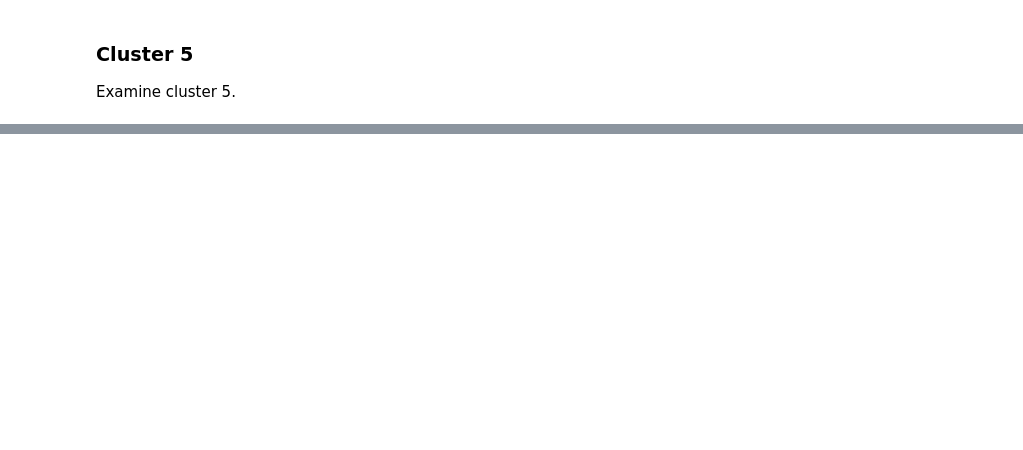
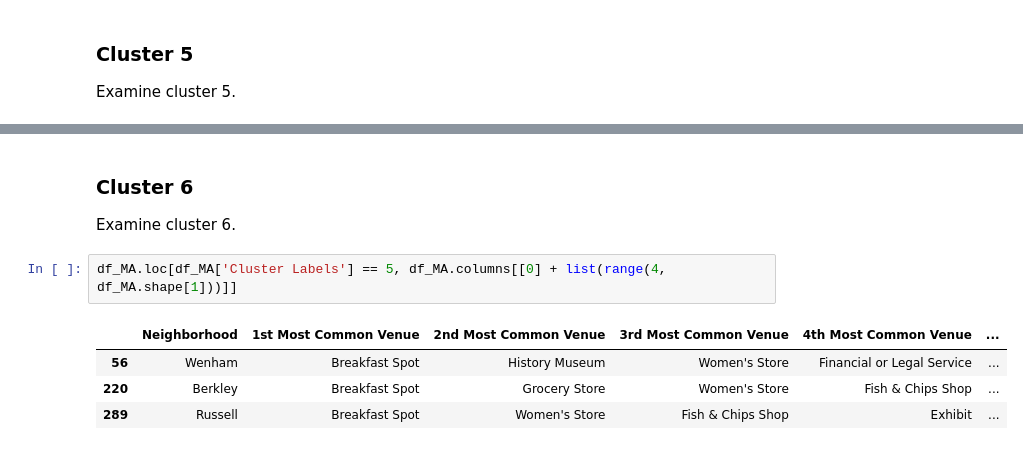
Before and after one commit to vivian-xia/Coursera_Capstone, a Jupyter notebook: Clustering Towns in Massachusetts By Venues.ipynb, the cells around one changed output, grey strips where cells are left out. Saved outputs shown, nothing was run; the diff lists cells and outputs as text; blank space fills up the shorter version.

```diff
--- a/Clustering Towns in Massachusetts By Venues.ipynb
+++ b/Clustering Towns in Massachusetts By Venues.ipynb
@@ -652,0 +643,10 @@ df_MA.loc[df_MA['Cluster Labels'] == 4, df_MA.columns[[0] + list(range(4, df_MA.
+# %% [markdown]
+### Cluster 6
+Examine cluster 6.
+# %%
+df_MA.loc[df_MA['Cluster Labels'] == 5, df_MA.columns[[0] + list(range(4, df_MA.shape[1]))]]
+# %% [output]
+|  | Neighborhood | 1st Most Common Venue | 2nd Most Common Venue | 3rd Most Common Venue | 4th Most Common Venue | ... |
+| 56 | Wenham | Breakfast Spot | History Museum | Women's Store | Financial or Legal Service | ... |
+| 220 | Berkley | Breakfast Spot | Grocery Store | Women's Store | Fish & Chips Shop | ... |
+| 289 | Russell | Breakfast Spot | Women's Store | Fish & Chips Shop | Exhibit | ... |
```
Also changed, not shown: parts of 20 cells of this notebook.
